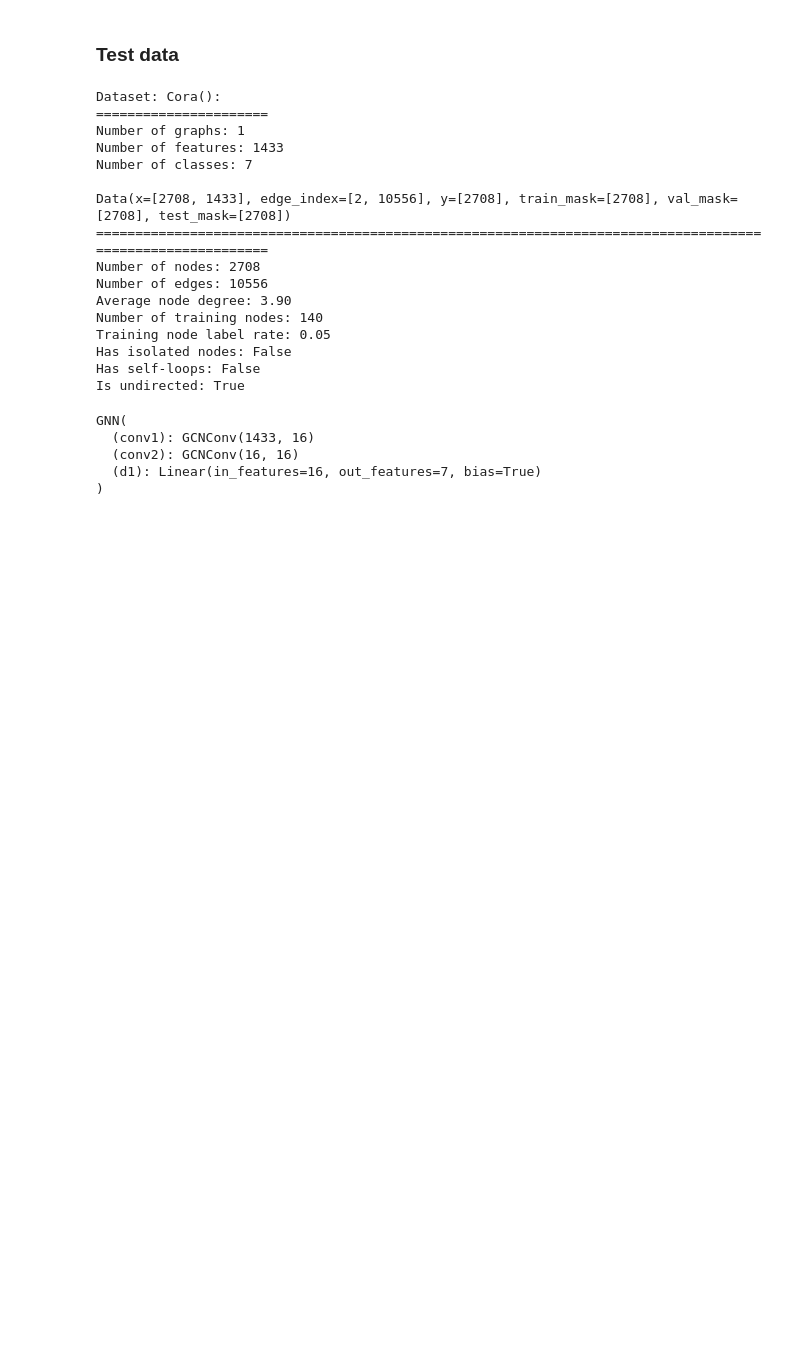
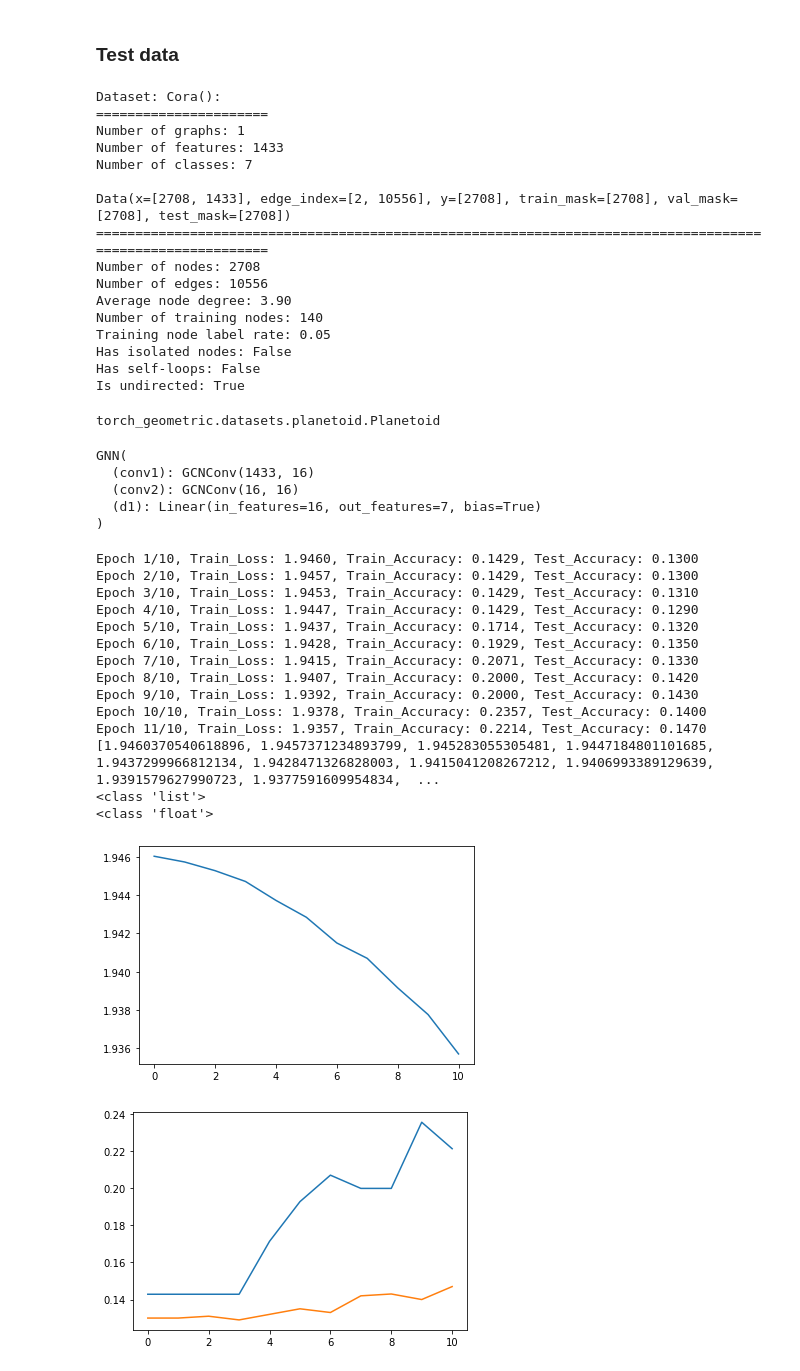
Before and after one commit to capstoneJPM4/spug, a Jupyter notebook: apulu/model/model_template.ipynb, the cells around one changed output. Cells and saved outputs as stored; diff of their text form; code cells hidden in the pictures; blank space fills up the shorter version.

```diff
--- a/apulu/model/model_template.ipynb
+++ b/apulu/model/model_template.ipynb
@@ -36,6 +35,7 @@ import collections
 import numpy as np
 import pandas as pd
 
+import networkx as nx
 import matplotlib.pyplot as plt
 import seaborn as sns
 from sklearn.metrics import confusion_matrix, f1_score, accuracy_score, precision_score, recall_score, roc_auc_score
@@ -45,22 +45,23 @@ import torch.nn as nn
 import torch.nn.functional as F
 
 from torch_geometric.data import Data
+from torch_geometric.transforms import RandomNodeSplit as split
+from torch_geometric.utils.convert import to_networkx
 from tqdm import tqdm
 # from model import GNN
 
 class Train():
-    def __init__(self, dataset, feature_size, epochs = 10, learning_rate = 0.01):
-        self.dataset = dataset
+    def __init__(self, model, data, feature_size, epochs = 10, learning_rate = 0.01):
+        self.data = data
         self.fs = feature_size
-
-        self.model = GNN(self.dataset, self.fs)
+        self.model = model
         self.epochs = epochs
         self.optimizer = torch.optim.Adam(self.model.parameters(), lr = learning_rate)
         self.loss_func = torch.nn.CrossEntropyLoss()
         self.train_network()
 
     def train_network(self):
-        data = self.dataset[0]
+        data = self.data
         optimizer = self.optimizer
         epochs = self.epochs
 
@@ -144,6 +145,10 @@ Training node label rate: 0.05
 Has isolated nodes: False
 Has self-loops: False
 Is undirected: True
+# %%
+type(dataset)
+# %% [output]
+torch_geometric.datasets.planetoid.Planetoid
 # %%
 model = GNN(dataset = dataset, feature_size=16)
 print(model)
@@ -153,3 +158,22 @@ GNN(
   (conv2): GCNConv(16, 16)
   (d1): Linear(in_features=16, out_features=7, bias=True)
 )
+# %%
+training_result = Train(model = model, data = dataset[0], feature_size = 16, epochs = 10, learning_rate = 0.01)
+# %% [output]
+Epoch 1/10, Train_Loss: 1.9460, Train_Accuracy: 0.1429, Test_Accuracy: 0.1300
+Epoch 2/10, Train_Loss: 1.9457, Train_Accuracy: 0.1429, Test_Accuracy: 0.1300
+Epoch 3/10, Train_Loss: 1.9453, Train_Accuracy: 0.1429, Test_Accuracy: 0.1310
+Epoch 4/10, Train_Loss: 1.9447, Train_Accuracy: 0.1429, Test_Accuracy: 0.1290
+Epoch 5/10, Train_Loss: 1.9437, Train_Accuracy: 0.1714, Test_Accuracy: 0.1320
+Epoch 6/10, Train_Loss: 1.9428, Train_Accuracy: 0.1929, Test_Accuracy: 0.1350
+Epoch 7/10, Train_Loss: 1.9415, Train_Accuracy: 0.2071, Test_Accuracy: 0.1330
+Epoch 8/10, Train_Loss: 1.9407, Train_Accuracy: 0.2000, Test_Accuracy: 0.1420
+Epoch 9/10, Train_Loss: 1.9392, Train_Accuracy: 0.2000, Test_Accuracy: 0.1430
+Epoch 10/10, Train_Loss: 1.9378, Train_Accuracy: 0.2357, Test_Accuracy: 0.1400
+Epoch 11/10, Train_Loss: 1.9357, Train_Accuracy: 0.2214, Test_Accuracy: 0.1470
+[1.9460370540618896, 1.9457371234893799, 1.945283055305481, 1.9447184801101685, 1.9437299966812134, 1.9428471326828003, 1.9415041208267212, 1.9406993389129639, 1.9391579627990723, 1.9377591609954834,  ...
+<class 'list'>
+<class 'float'>
+[figure, added]
+[figure, added]
```
Also changed, not shown: parts of 7 cells of this notebook.
